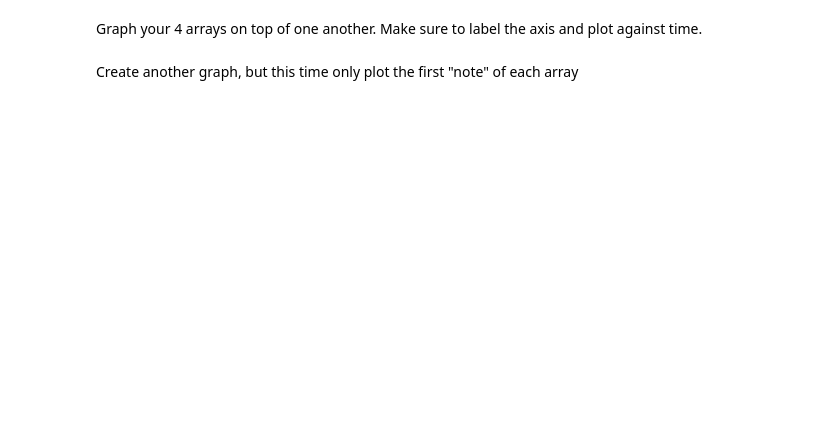
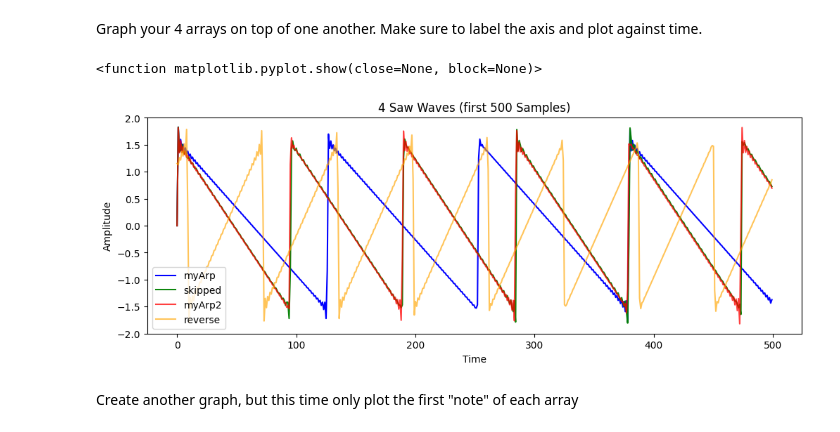
Before and after one commit to theodorsommer/AudioTechII, a Jupyter notebook: HW/HW1.ipynb, the cells around one changed output. Cells and saved outputs as stored; diff of their text form; code cells hidden in the pictures; blank space fills up the shorter version.

```diff
--- a/HW/HW1.ipynb
+++ b/HW/HW1.ipynb
@@ -62,3 +134,7 @@ You should account for actual coding errors and errors that conceptually do not
 # %% [markdown]
 ### Section 4 - Using functions and graphing (3 points)
 Create a 2 second F major arpeggio in an array named 'myArp'. Play back your audio.
+# %%
+myArp = arpegiateFreq(349.23, 2)
+
+Audio(myArp, rate=fs)
@@ -65,2 +149,11 @@ Create a 2 second F major arpeggio in an array named 'myArp'. Play back your aud
 # %% [markdown]
 Remove every 4th sample of 'myArp', save as a new array, 'skipped, and play back your audio. What happened to the audio?
+# %%
+index = np.arange(3, len(myArp), 4)
+skipped = np.delete(myArp, index)
+Audio(skipped, rate=fs)
+
+#below line allows verifying that the skipped array indeed omits every 4th sample
+#myArp[:10], skipped[:10]
+
+#The audio became slightly distorted after skipping every 4th sample, as expected due to the reduction in data points representing the waveform. Playback also decreased in length, as there are less samples present.
@@ -67,2 +162,5 @@ Remove every 4th sample of 'myArp', save as a new array, 'skipped, and play back
 # %% [markdown]
 Create a 2 Bb major arpeggio in an array named 'myArp2'. Play back your audio
+# %%
+myArp2 = arpegiateFreq(466.16, 2)
+Audio(myArp2, rate=fs)
@@ -69,2 +175,5 @@ Create a 2 Bb major arpeggio in an array named 'myArp2'. Play back your audio
 # %% [markdown]
 Reverse 'myArp2' and save as a new array, 'reverse'. Play back your audio
+# %%
+reverse = myArp2[::-1]
+Audio(reverse, rate=fs)
@@ -71,4 +182,23 @@ Reverse 'myArp2' and save as a new array, 'reverse'. Play back your audio
 # %% [markdown]
 Graph your 4 arrays on top of one another. Make sure to label the axis and plot against time.
+# %%
+plt.figure(figsize=(12, 4))
+
+plt.plot(myArp[:500], label='myArp', color='blue', linestyle='-')
+
+plt.plot(skipped[:500], label='skipped', color='green', linestyle='-', alpha=0.95)
+
+plt.plot(myArp2[:500], label='myArp2', color='red', linestyle='-', alpha=0.75)
+
+plt.plot(reverse[:500], label='reverse', color='orange', linestyle='-', alpha=0.65)
+
+plt.title('4 Saw Waves (first 500 Samples)')
+plt.xlabel('Time')
+plt.ylabel('Amplitude')
+plt.legend(['myArp', 'skipped', 'myArp2', 'reverse'])
+plt.show
+# %% [output]
+<function matplotlib.pyplot.show(close=None, block=None)>
+[figure, added]
 # %% [markdown]
 Create another graph, but this time only plot the first "note" of each array
```
Also changed, not shown: parts of 10 cells of this notebook.
